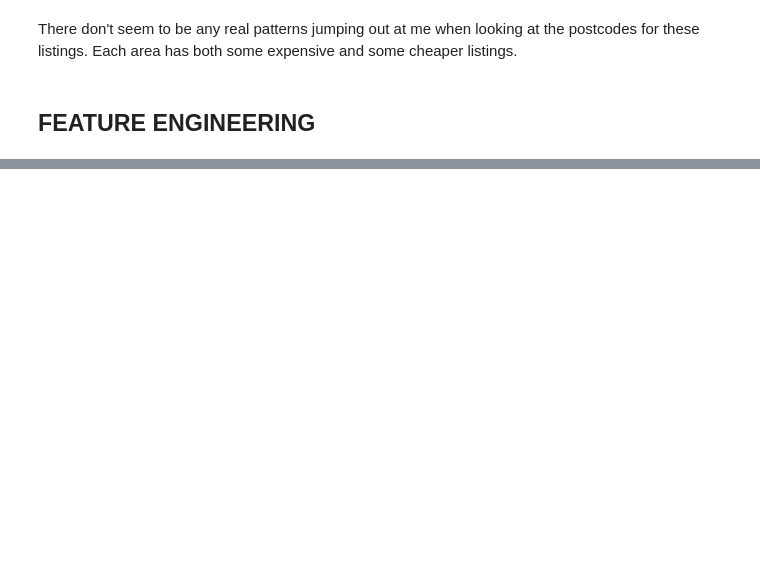
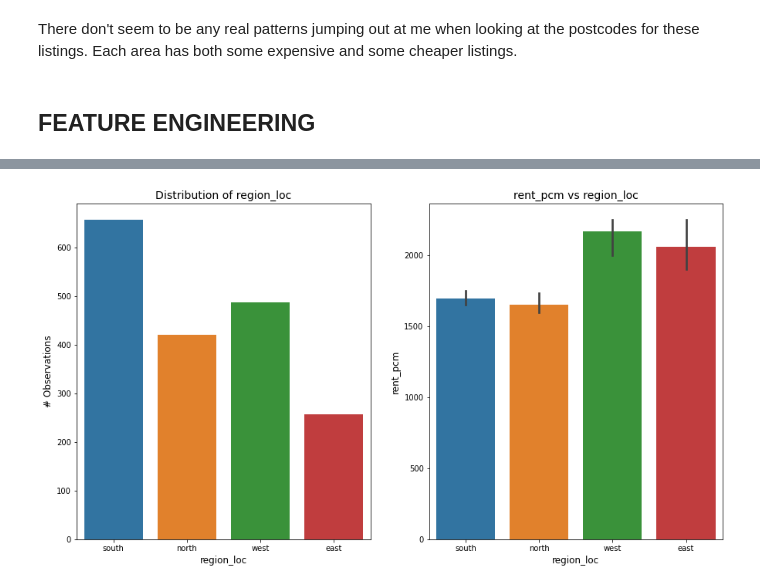
Before and after one commit to EricLeon/Real_Estate, a Jupyter notebook: Flat Rental Analysis & Modelling.ipynb, the cells around one changed output, grey strips where cells are left out. Saved outputs shown, nothing was run; the diff lists cells and outputs as text; code cells hidden in the pictures; blank space fills up the shorter version.

```diff
--- a/Flat Rental Analysis & Modelling.ipynb
+++ b/Flat Rental Analysis & Modelling.ipynb
@@ -224,0 +289,13 @@ Index(['property_id', 'property_link', 'listing_title', 'description',
+# %%
+# LOCATION WITHIN LONDON
+loc_conditions = [
+    (data['postcode'].str[0].str.lower() == 'n'),
+    (data['postcode'].str[0].str.lower() == 's'),
+    (data['postcode'].str[0].str.lower() == 'e'),
+    (data['postcode'].str[0].str.lower() == 'w')
+    ]
+loc_values = ['north', 'south', 'east', 'west']
+
+data['region_loc'] = np.select(loc_conditions, loc_values)
+
+data[['postcode', 'region_loc']].head()
@@ -224,0 +309,5 @@ Index(['property_id', 'property_link', 'listing_title', 'description',
+# %%
+# Check distribution of new feature
+plot_categorical_feature(data, 'region_loc', 'rent_pcm')
+# %% [output]
+[figure, added]
```
Also changed, not shown: parts of 41 cells of this notebook, 4 other files.
